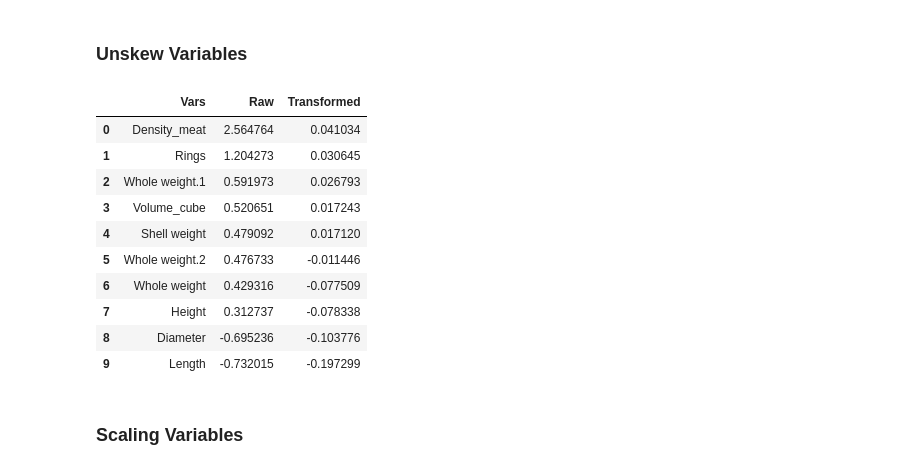
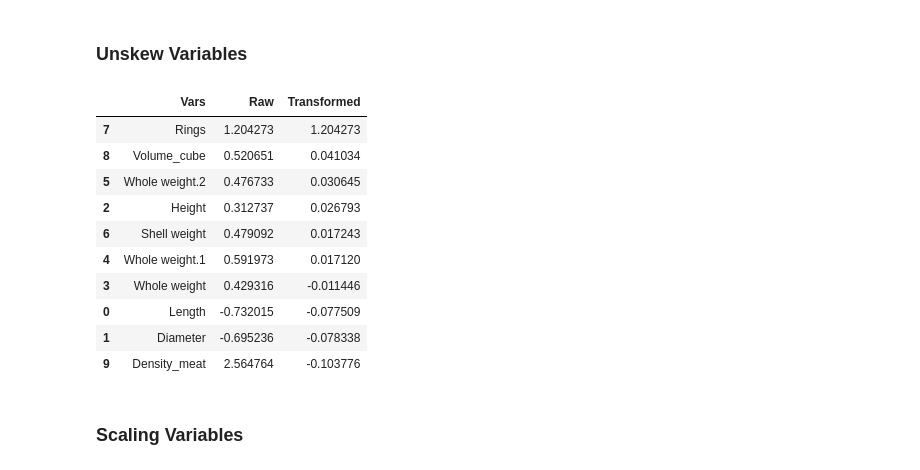
Before and after one commit to stephanie-yz/Kaggle_PG4.04_Abalone, a Jupyter notebook: 01_Data_Cleaning.ipynb, the cells around one changed output. Cells and saved outputs as stored; diff of their text form; code cells hidden in the pictures.

```diff
--- a/01_Data_Cleaning.ipynb
+++ b/01_Data_Cleaning.ipynb
@@ -165,40 +165,40 @@ test_clean['Density_meat'] = test_clean['Volume_cube']/test_clean['Whole weight.
 ### Unskew Variables
 # %%
 ## calculate skew of numeric variables
-skew_var = train_clean.skew(numeric_only=True).sort_values(ascending=False)
-skew_var_test = test_clean.skew(numeric_only=True).sort_values(ascending=False)
+skew_var = train_clean.skew(numeric_only=True)
+skew_var_test = test_clean.skew(numeric_only=True)
 
 ## apply boxcox algorithm to optimise normalisation/removal of skew
-## except Rings - force to use log transformation - easier to transform back later
+## except Rings - do not transform as it leads to strange left tail distribution
 train_clean_boxcox  = pd.DataFrame()
 test_clean_boxcox  = pd.DataFrame()
 boxcox_lmbdas = {}
 
 for var in skew_var.keys():
     if var != 'Rings':
         train_clean_boxcox[var],lmbda = boxcox(train_clean[var]+1)
         boxcox_lmbdas[var] = lmbda
         test_clean_boxcox[var] = boxcox(test_clean[var]+1, lmbda=lmbda)
     else:
-        train_clean_boxcox[var] = np.log(train_clean[var])
-        boxcox_lmbdas[var] = 0
-skew_var_boxcox = train_clean_boxcox.skew(numeric_only=True).sort_values(ascending=False)
-skew_var_boxcox_test = test_clean_boxcox.skew(numeric_only=True).sort_values(ascending=False)
+        train_clean_boxcox[var] = train_clean[var]
+        boxcox_lmbdas[var] = np.NAN
+skew_var_boxcox = train_clean_boxcox.skew(numeric_only=True)
+skew_var_boxcox_test = test_clean_boxcox.skew(numeric_only=True)
 
 # compare skewness before and after boxcox (0 means no skew)
-pd.DataFrame({'Vars':skew_var.keys(), 'Raw':skew_var.values, 'Transformed':skew_var_boxcox.values})
+pd.DataFrame({'Vars':skew_var.keys(), 'Raw':skew_var.values, 'Transformed':skew_var_boxcox.values}).sort_values('Transformed', ascending=False)
 # %% [output]
 |  | Vars | Raw | Transformed |
-| 0 | Density_meat | 2.564764 | 0.041034 |
-| 1 | Rings | 1.204273 | 0.030645 |
-| 2 | Whole weight.1 | 0.591973 | 0.026793 |
-| 3 | Volume_cube | 0.520651 | 0.017243 |
-| 4 | Shell weight | 0.479092 | 0.017120 |
-| 5 | Whole weight.2 | 0.476733 | -0.011446 |
-| 6 | Whole weight | 0.429316 | -0.077509 |
-| 7 | Height | 0.312737 | -0.078338 |
-| 8 | Diameter | -0.695236 | -0.103776 |
-| 9 | Length | -0.732015 | -0.197299 |
+| 7 | Rings | 1.204273 | 1.204273 |
+| 8 | Volume_cube | 0.520651 | 0.041034 |
+| 5 | Whole weight.2 | 0.476733 | 0.030645 |
+| 2 | Height | 0.312737 | 0.026793 |
+| 6 | Shell weight | 0.479092 | 0.017243 |
+| 4 | Whole weight.1 | 0.591973 | 0.017120 |
+| 3 | Whole weight | 0.429316 | -0.011446 |
+| 0 | Length | -0.732015 | -0.077509 |
+| 1 | Diameter | -0.695236 | -0.078338 |
+| 9 | Density_meat | 2.564764 | -0.103776 |
 # %%
 ## Replace numeric columnns with unskewed transformation
 for var in train_clean_boxcox.columns.to_list():
```
Also changed, not shown: 3 other files.
